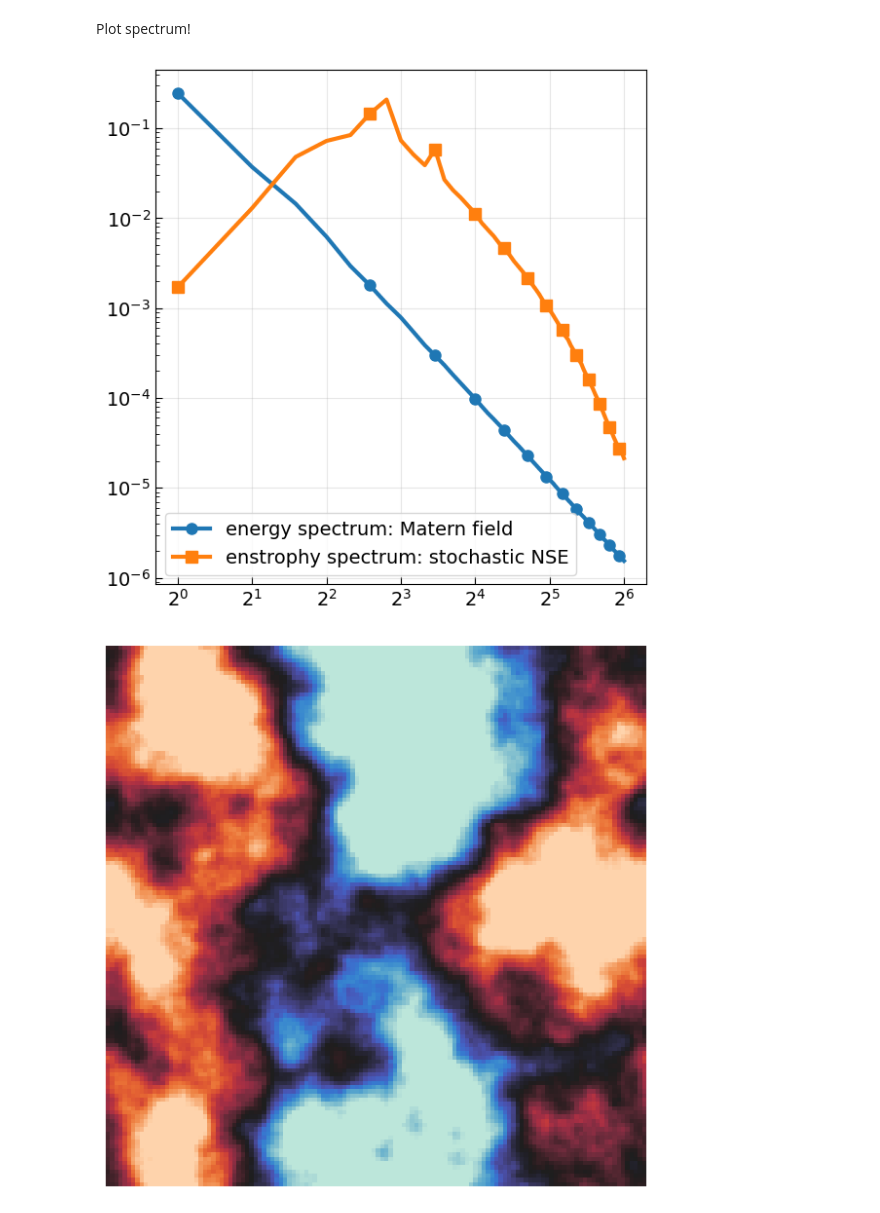
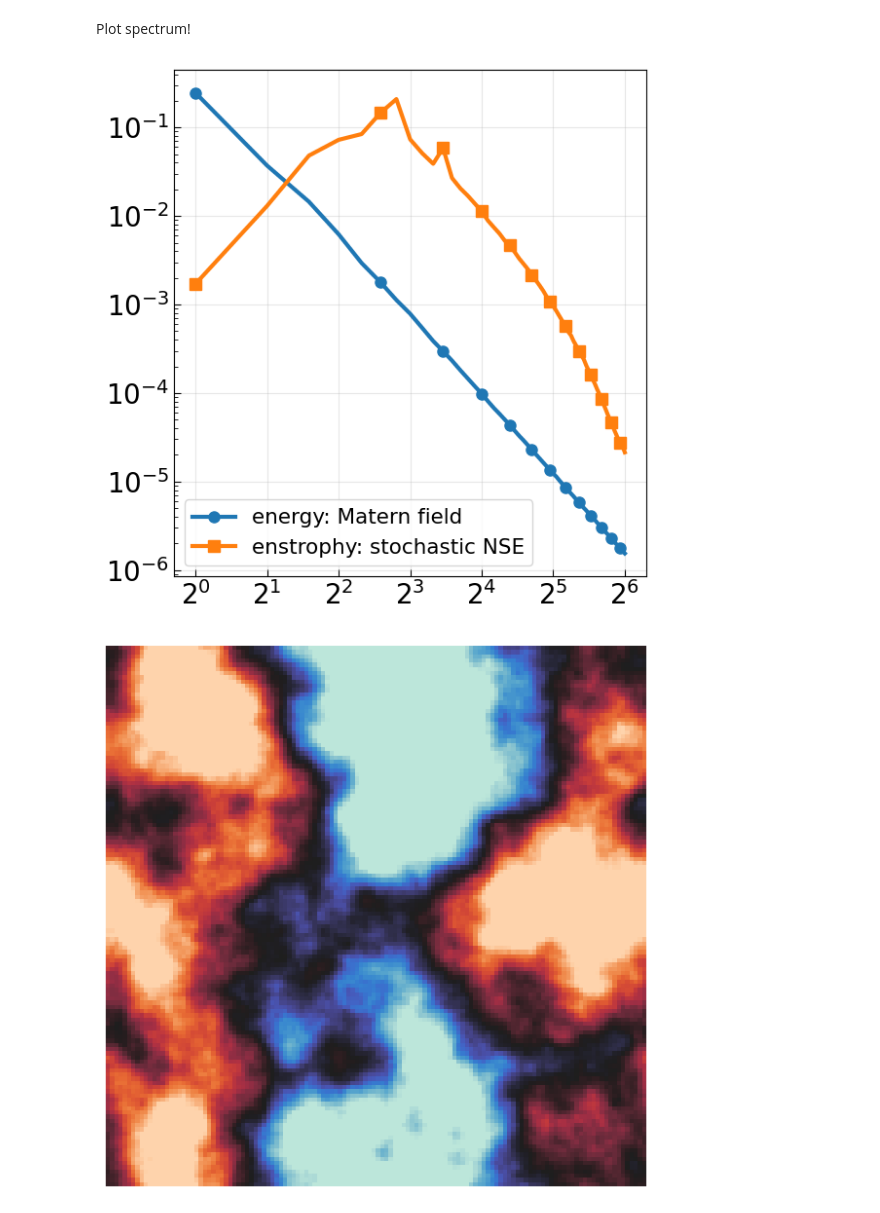
Before and after one commit to yifanc96/GenerativeDynamics-NumericalDesign, a Jupyter notebook: Navier-Stokes/figures/plot-NSsamples-and-noise.ipynb, the cells around one changed output. Cells and saved outputs as stored; diff of their text form; code cells hidden in the pictures.

Commit message:
figures

```diff
--- a/Navier-Stokes/figures/plot-NSsamples-and-noise.ipynb
+++ b/Navier-Stokes/figures/plot-NSsamples-and-noise.ipynb
@@ -187,19 +187,19 @@ kvals, Abins_GM = get_Fourier_spectrum(GM_sample)
 # %%
 markers = ['o', 's', '^', 'd', 'v']
 fig = plt.figure(figsize=(6,6))
-plt.plot(kvals, Abins_GM, marker=markers[0], markersize=8, markevery=5, linestyle='-', label = 'energy spectrum: Matern field')
-plt.plot(kvals, Abins_NS, marker=markers[1], markersize=8, markevery=5, linestyle='-', label = 'enstrophy spectrum: stochastic NSE')
-plt.legend(loc='lower left')
-plt.legend(fontsize=14)
+plt.plot(kvals, Abins_GM, marker=markers[0], markersize=8, markevery=5, linestyle='-', label = 'energy: Matern field')
+plt.plot(kvals, Abins_NS, marker=markers[1], markersize=8, markevery=5, linestyle='-', label = 'enstrophy: stochastic NSE')
+plt.legend(fontsize=15.5, loc='lower left')
 plt.grid(alpha=0.3)
 plt.xscale('log', base = 2)
 plt.yscale('log')
-plt.tick_params(axis='both', which='major', labelsize=14)  # Change 14 to your desired size
+plt.tick_params(axis='both', which='major', labelsize=20)  # Change 14 to your desired size
+plt.locator_params(axis='x', numticks=7)  # Adjust number as needed
 
 plt.tight_layout()
-# fig.savefig('GM-NSE-spectrum.pdf')
+fig.savefig('GM-NSE-spectrum.pdf')
 # %% [output]
-[figure, old version]
+[figure, new version]
 # %%
 fig = plt.figure(figsize=(6,6))
 plt.imshow(GM_sample[4,...]*3, cmap=sns.cm.icefire, vmin=-2, vmax=2)
```
Also changed, not shown: 3 other files.
